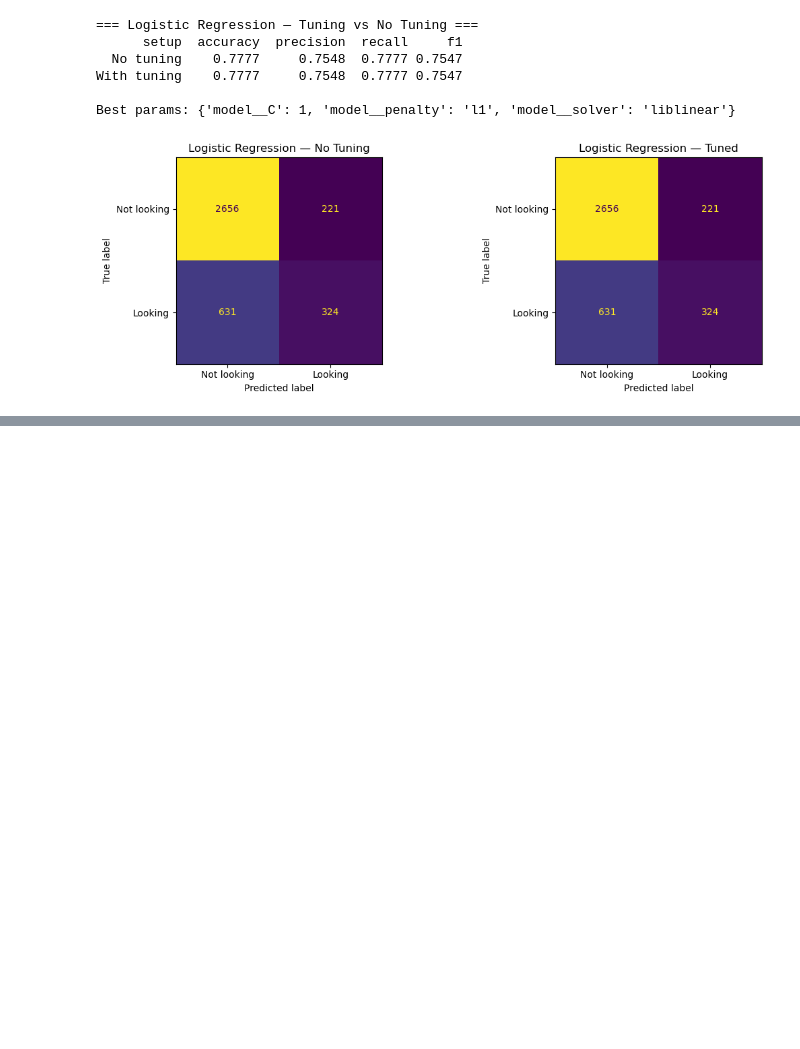
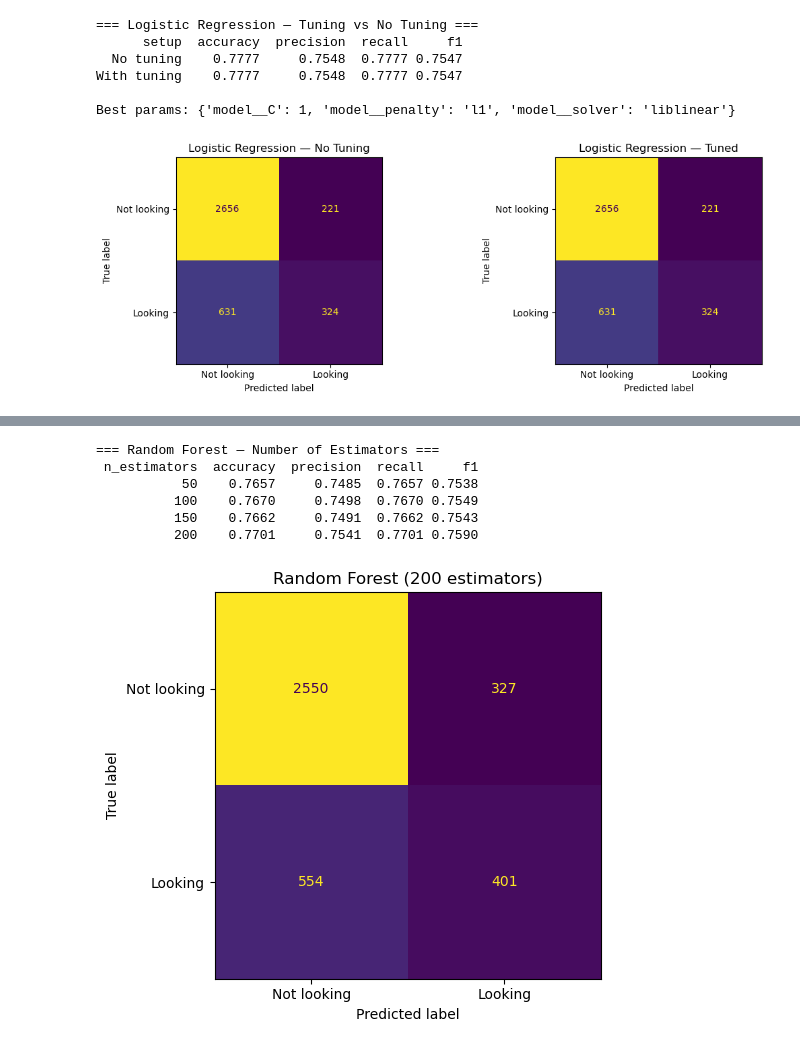
Before and after one commit to marticasasn/ELEC3612-Assignment1, a Jupyter notebook: notebooks/02_supervised_models.ipynb, the cells around one changed output, grey strips where cells are left out. Saved outputs shown, nothing was run; the diff lists cells and outputs as text; code cells hidden in the pictures; blank space fills up the shorter version.

Commit message:
feat: random forest evaluation

```diff
--- a/notebooks/02_supervised_models.ipynb
+++ b/notebooks/02_supervised_models.ipynb
@@ -487,0 +493,46 @@ plt.show()
+# %%
+# Random Forest: varying number of estimators
+X_train, X_test, y_train, y_test = train_test_split(
+    X, y, test_size=0.20, stratify=y, random_state=42
+)
+
+rf_results = []
+n_estimators_list = [50, 100, 150, 200]
+
+for n in n_estimators_list:
+    pipe = build_pipeline(RandomForestClassifier(n_estimators=n, random_state=42, n_jobs=-1))
+    pipe.fit(X_train, y_train)
+    y_pred = pipe.predict(X_test)
+
+    rf_results.append({
+        'n_estimators': n,
+        'accuracy':  round(accuracy_score(y_test, y_pred), 4),
+        'precision': round(precision_score(y_test, y_pred, average='weighted', zero_division=0), 4),
+        'recall':    round(recall_score(y_test, y_pred, average='weighted', zero_division=0), 4),
+        'f1':        round(f1_score(y_test, y_pred, average='weighted', zero_division=0), 4)
+    })
+
+rf_df = pd.DataFrame(rf_results)
+print("=== Random Forest — Number of Estimators ===")
+print(rf_df.to_string(index=False))
+# %% [output]
+=== Random Forest — Number of Estimators ===
+ n_estimators  accuracy  precision  recall     f1
+           50    0.7657     0.7485  0.7657 0.7538
+          100    0.7670     0.7498  0.7670 0.7549
+          150    0.7662     0.7491  0.7662 0.7543
+          200    0.7701     0.7541  0.7701 0.7590
+# %%
+# Confusion matrix for best Random Forest (200 estimators)
+best_rf_pipe = build_pipeline(RandomForestClassifier(n_estimators=200, random_state=42, n_jobs=-1))
+best_rf_pipe.fit(X_train, y_train)
+y_pred_rf = best_rf_pipe.predict(X_test)
+
+cm = confusion_matrix(y_test, y_pred_rf)
+disp = ConfusionMatrixDisplay(confusion_matrix=cm, display_labels=['Not looking', 'Looking'])
+disp.plot(colorbar=False)
+plt.title('Random Forest (200 estimators)')
+plt.tight_layout()
+plt.show()
+# %% [output]
+[figure, added]
```
Also changed, not shown: parts of 1 cell of this notebook.
